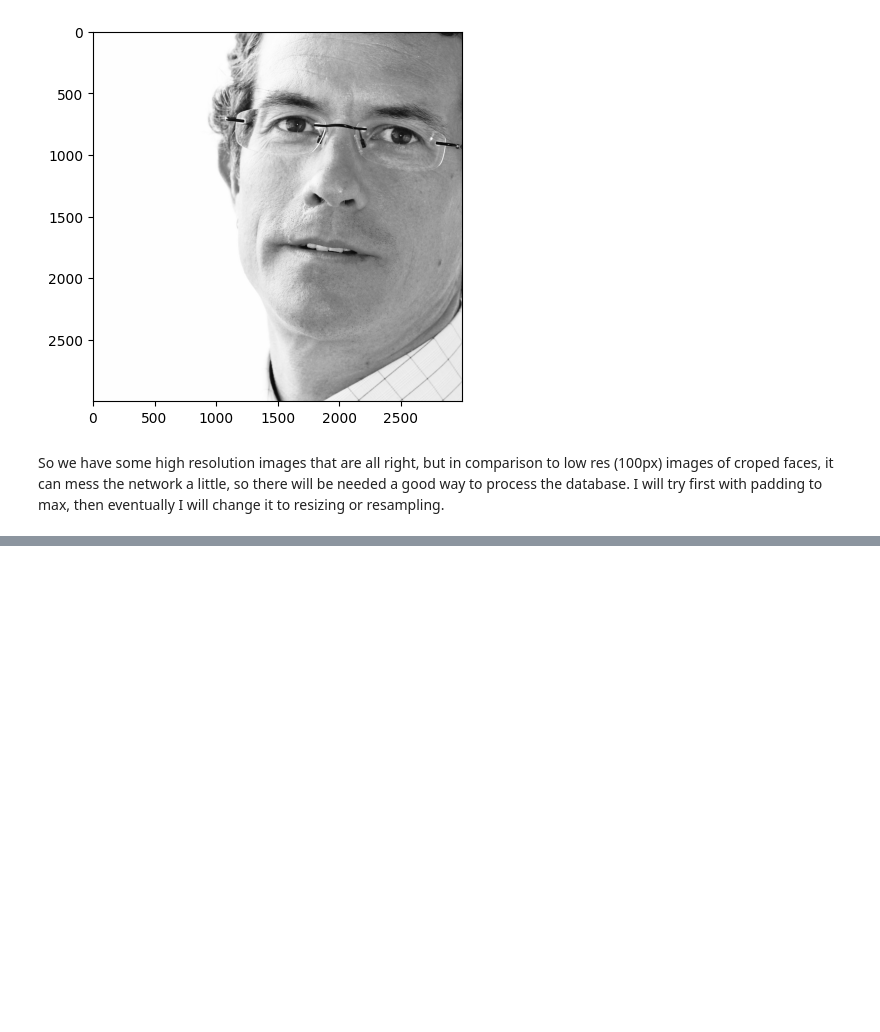
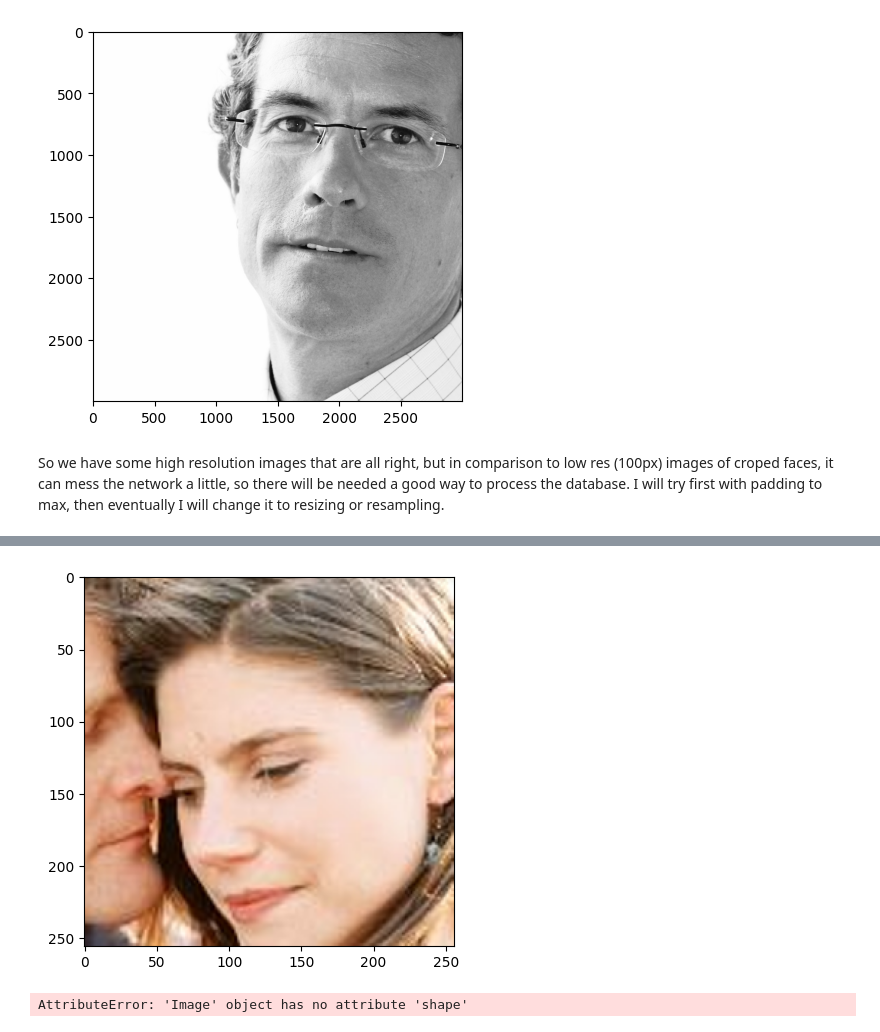
Before and after one commit to JacobeCode/Face_Detection_PyTorch, a Jupyter notebook: data_analysis/detect_analysis.ipynb, the cells around one changed output, grey strips where cells are left out. Cells and saved outputs as stored; diff of their text form; code cells hidden in the pictures; blank space fills up the shorter version.

```diff
--- a/data_analysis/detect_analysis.ipynb
+++ b/data_analysis/detect_analysis.ipynb
@@ -216,0 +238,14 @@ So we have some high resolution images that are all right, but in comparison to
+# %%
+from torchvision.transforms import v2
+from torchvision.transforms.functional import resize
+
+import torchvision.transforms as ttinter
+
+img_processed = resize(crop_pic, [256, 256], ttinter.InterpolationMode.BICUBIC, antialias=True)
+plt.imshow(img_processed)
+plt.show()
+
+print(img_processed.size)
+# %% [output]
+[figure, added]
+AttributeError: 'Image' object has no attribute 'shape'
```
Also changed, not shown: parts of 8 cells of this notebook.
